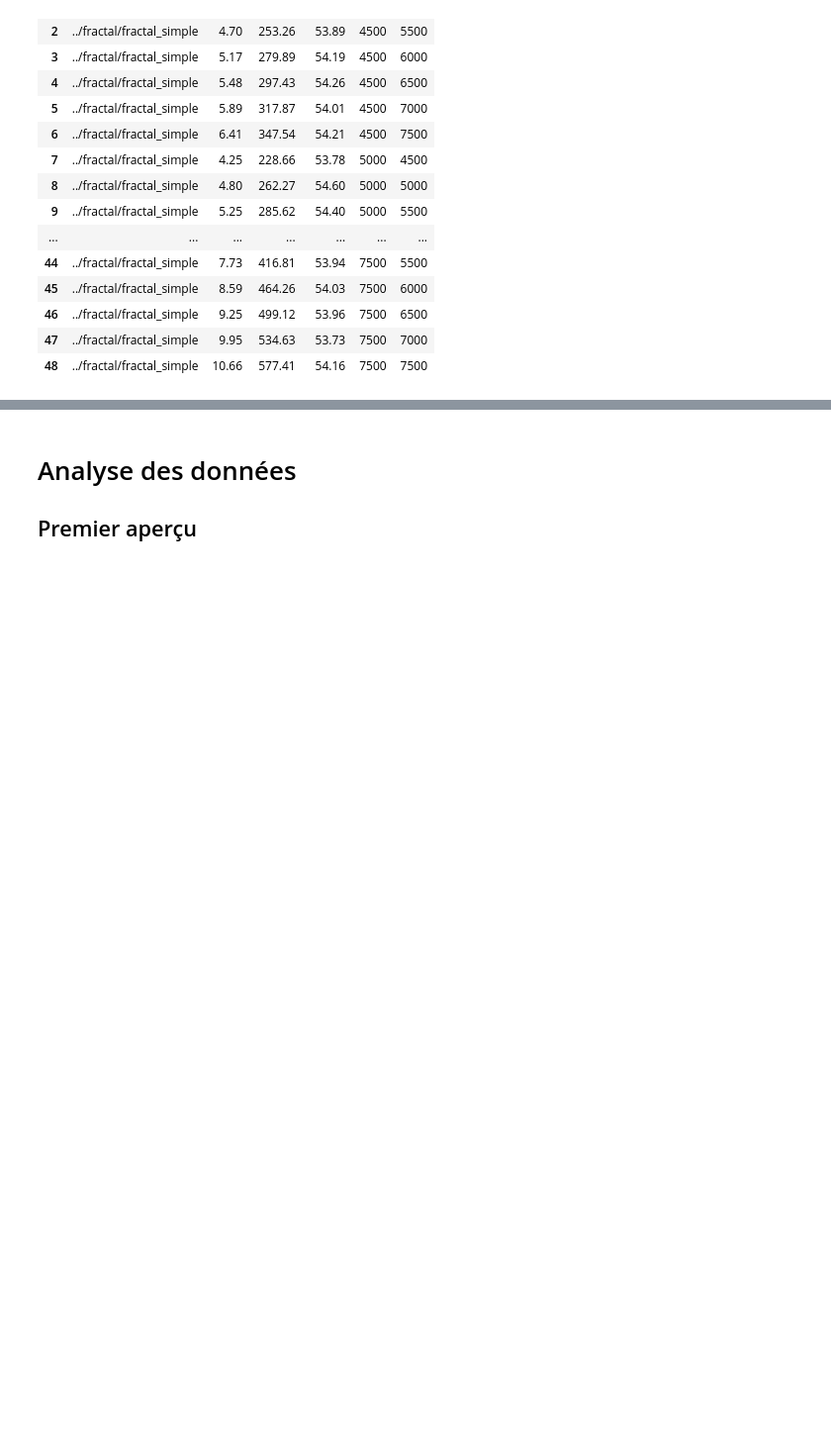
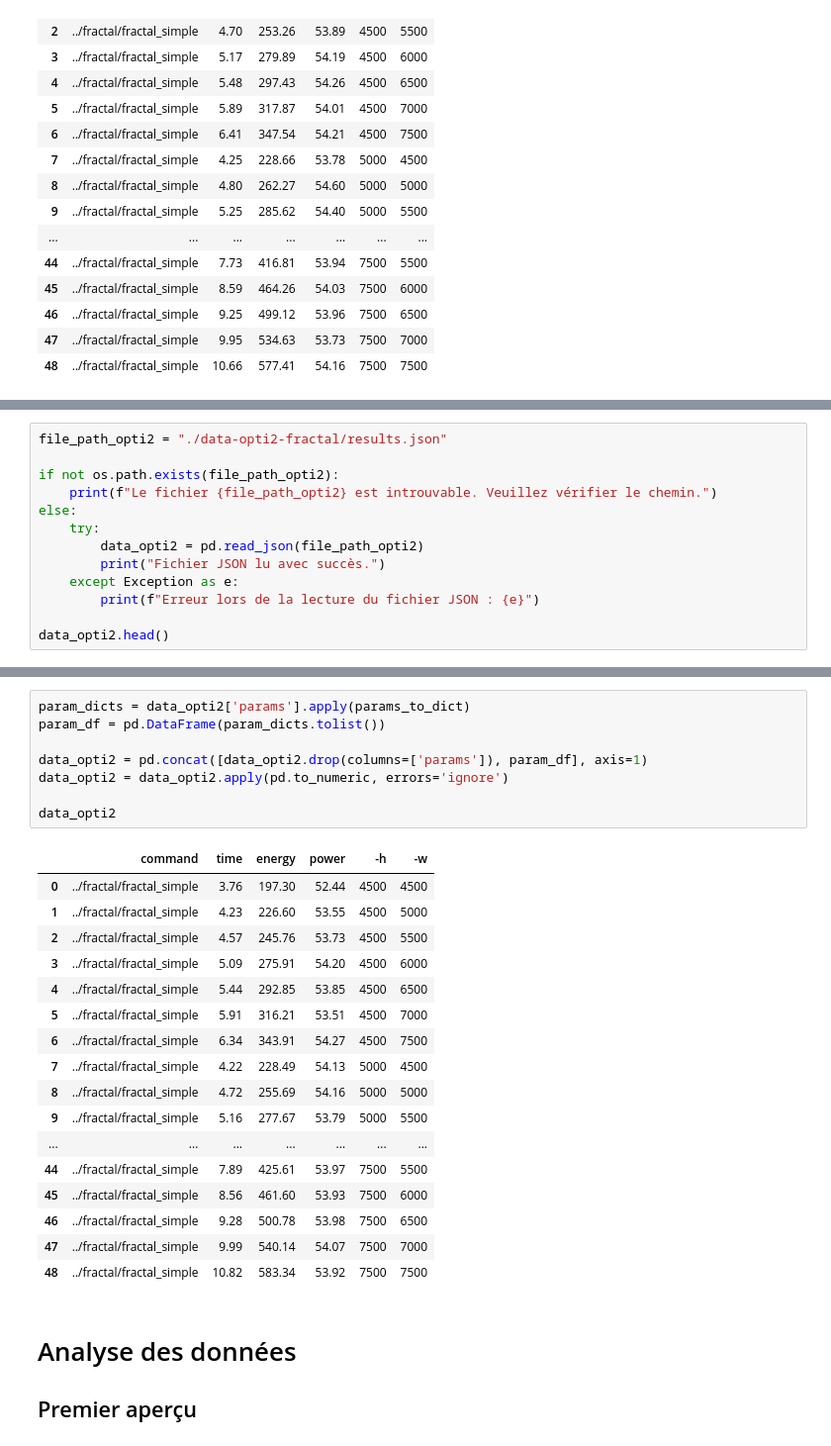
Before and after one commit to HDwayne/SE-ENER, a Jupyter notebook: result/analyse.ipynb, the cells around one changed output, grey strips where cells are left out. Shown at 99% size. Drawn from its saved outputs; the diff is of its cells as text; blank space fills up the shorter version.

```diff
--- a/result/analyse.ipynb
+++ b/result/analyse.ipynb
@@ -106,0 +109,13 @@ data_opti1
+# %%
+file_path_opti2 = "./data-opti2-fractal/results.json"
+
+if not os.path.exists(file_path_opti2):
+    print(f"Le fichier {file_path_opti2} est introuvable. Veuillez vérifier le chemin.")
+else:
+    try:
+        data_opti2 = pd.read_json(file_path_opti2)
+        print("Fichier JSON lu avec succès.")
+    except Exception as e:
+        print(f"Erreur lors de la lecture du fichier JSON : {e}")
+
+data_opti2.head()
@@ -107,3 +130,29 @@ data_opti1
+# %%
+param_dicts = data_opti2['params'].apply(params_to_dict)
+param_df = pd.DataFrame(param_dicts.tolist())
+
+data_opti2 = pd.concat([data_opti2.drop(columns=['params']), param_df], axis=1)
+data_opti2 = data_opti2.apply(pd.to_numeric, errors='ignore')
+
+data_opti2
+# %% [output]
+|  | command | time | energy | power | -h | -w |
+| 0 | ../fractal/fractal_simple | 3.76 | 197.30 | 52.44 | 4500 | 4500 |
+| 1 | ../fractal/fractal_simple | 4.23 | 226.60 | 53.55 | 4500 | 5000 |
+| 2 | ../fractal/fractal_simple | 4.57 | 245.76 | 53.73 | 4500 | 5500 |
+| 3 | ../fractal/fractal_simple | 5.09 | 275.91 | 54.20 | 4500 | 6000 |
+| 4 | ../fractal/fractal_simple | 5.44 | 292.85 | 53.85 | 4500 | 6500 |
+| 5 | ../fractal/fractal_simple | 5.91 | 316.21 | 53.51 | 4500 | 7000 |
+| 6 | ../fractal/fractal_simple | 6.34 | 343.91 | 54.27 | 4500 | 7500 |
+| 7 | ../fractal/fractal_simple | 4.22 | 228.49 | 54.13 | 5000 | 4500 |
+| 8 | ../fractal/fractal_simple | 4.72 | 255.69 | 54.16 | 5000 | 5000 |
+| 9 | ../fractal/fractal_simple | 5.16 | 277.67 | 53.79 | 5000 | 5500 |
+| ... | ... | ... | ... | ... | ... | ... |
+| 44 | ../fractal/fractal_simple | 7.89 | 425.61 | 53.97 | 7500 | 5500 |
+| 45 | ../fractal/fractal_simple | 8.56 | 461.60 | 53.93 | 7500 | 6000 |
+| 46 | ../fractal/fractal_simple | 9.28 | 500.78 | 53.98 | 7500 | 6500 |
+| 47 | ../fractal/fractal_simple | 9.99 | 540.14 | 54.07 | 7500 | 7000 |
+| 48 | ../fractal/fractal_simple | 10.82 | 583.34 | 53.92 | 7500 | 7500 |
 # %% [markdown]
 # Analyse des données
 
```
Also changed, not shown: parts of 6 cells of this notebook, 2 other files.
